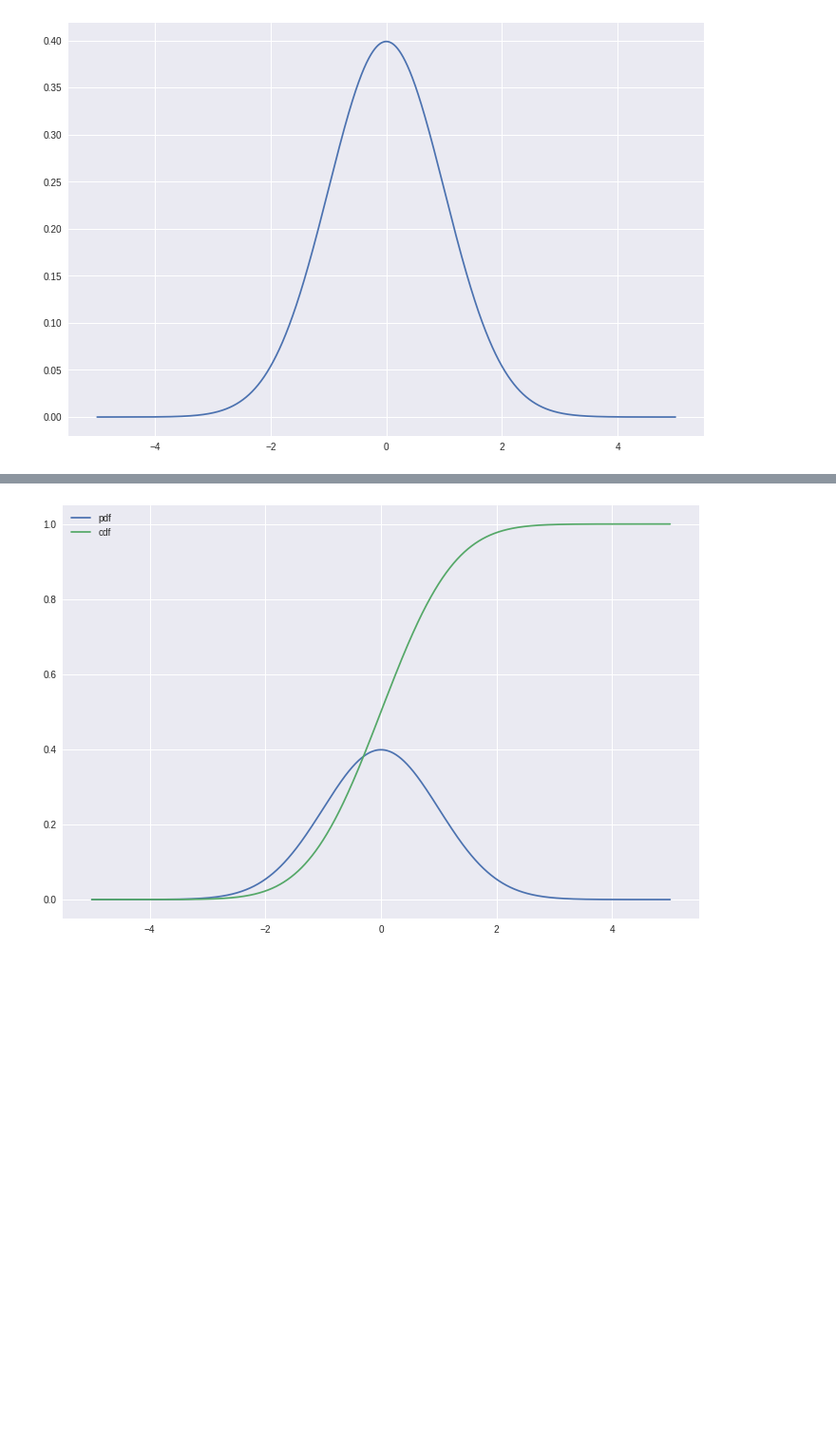
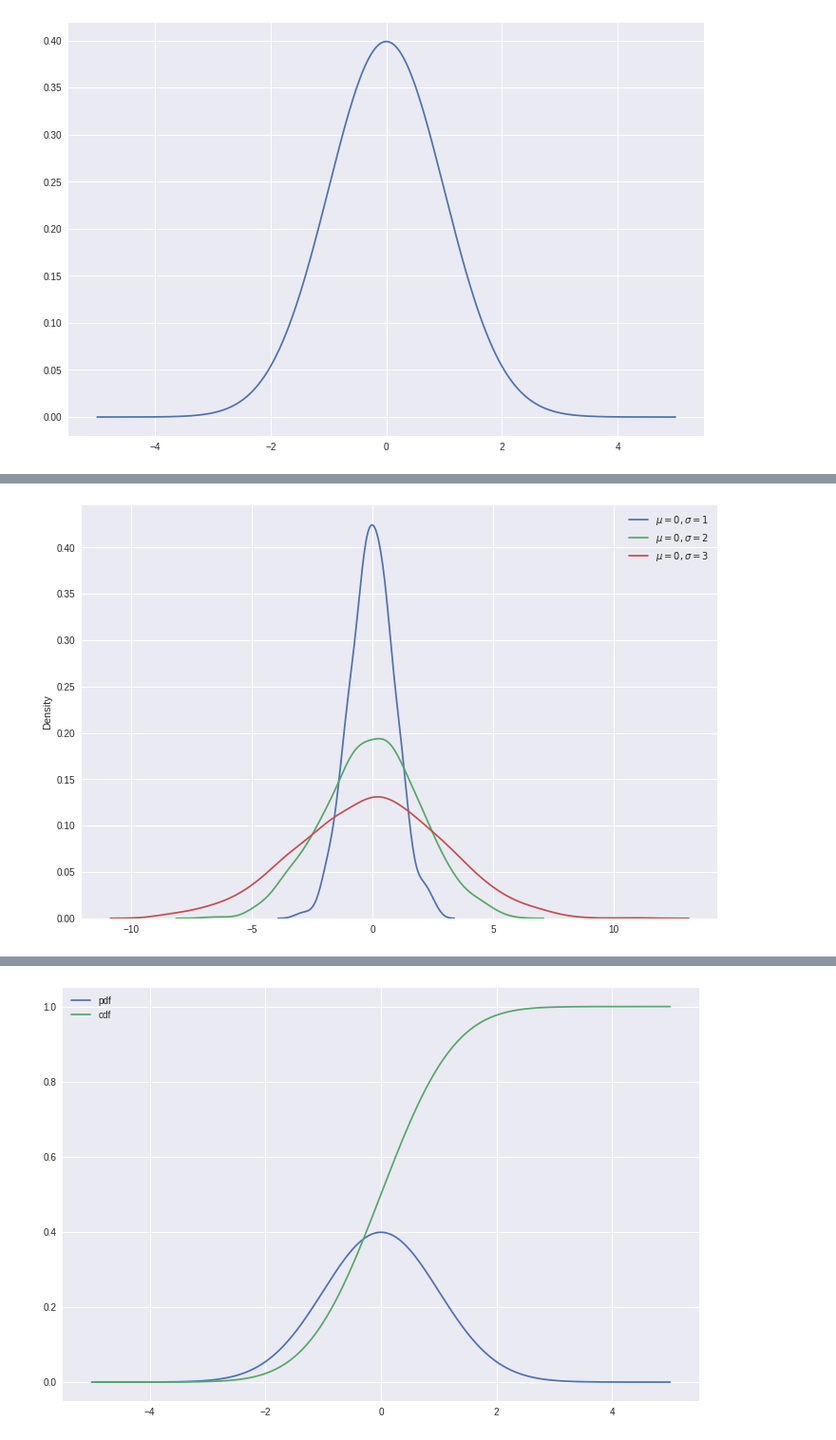
Before and after one commit to ruslanraupoff/mai-416854, a Jupyter notebook: spa.ipynb, the cells around one changed output, grey strips where cells are left out. Shown: that part at 95% size. Drawn from its saved outputs; the diff is of its cells as text; code cells hidden in the pictures; blank space fills up the shorter version.

```diff
--- a/spa.ipynb
+++ b/spa.ipynb
@@ -30,3 +60,22 @@ plt.show()
+# %%
+
+#fixing the seed for reproducibility
+#of the result
+np.random.seed(10)
+
+size = 1000
+#plotting 1000 sample from
+#different normal distribution
+sns.kdeplot(np.random.normal(0, 1, size))
+sns.kdeplot(np.random.normal(0, 2, size))
+sns.kdeplot(np.random.normal(0, 3, size))
+
+plt.legend([r"$\mu = 0, \sigma = 1$",
+            r"$\mu = 0, \sigma = 2$",
+            r"$\mu = 0, \sigma = 3$"])
+plt.show()
+# %% [output]
+[figure, added]
 # %% [markdown]
 Which is fine and dandy, but it gets quite cumbersome to write those formulas from scratch using numpy and scipy functions for every distribution we want. Some are even really hard to implement, take for example the cumulative distribution function (cdf) for the standard normal distribution:
 
```
Also changed, not shown: parts of 32 cells of this notebook.
